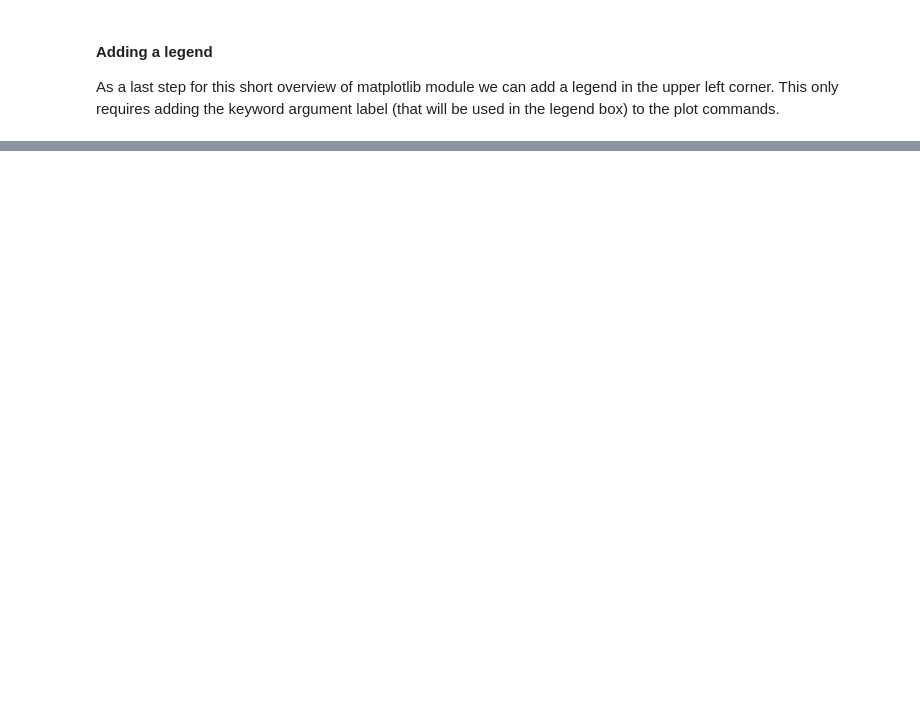
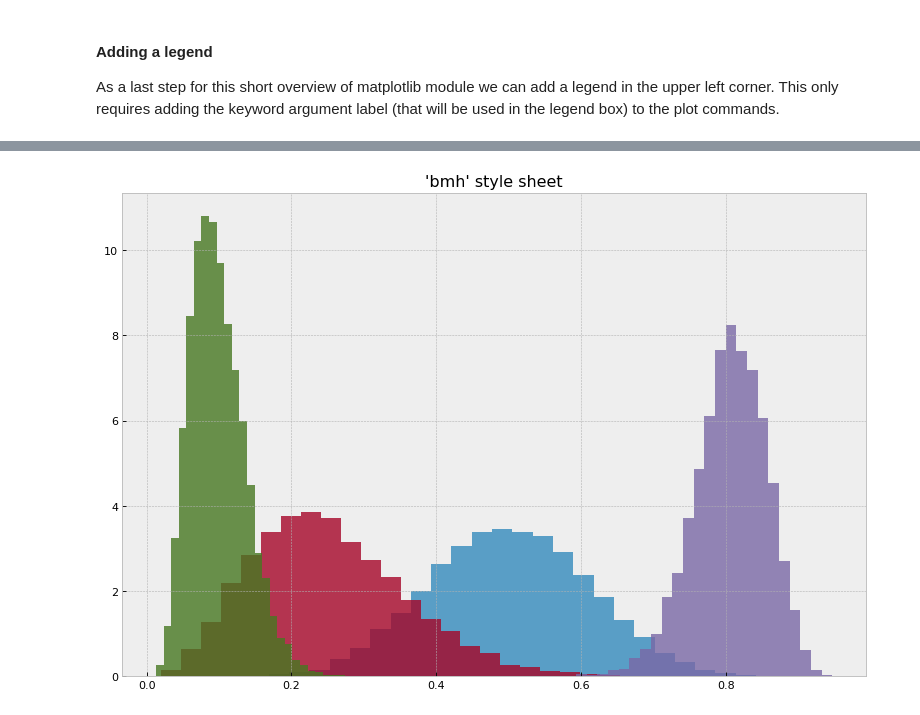
Before and after one commit to angelinka/Fundamentals-of-Data-Analysis, a Jupyter notebook: pyplot.ipynb, the cells around one changed output, grey strips where cells are left out. Cells and saved outputs as stored; diff of their text form; code cells hidden in the pictures; blank space fills up the shorter version.

Commit message:
Added bmh style sheet plot with explanation

```diff
--- a/pyplot.ipynb
+++ b/pyplot.ipynb
@@ -190,0 +192,36 @@ plt.show()
+# %%
+"""
+========================================
+Bayesian Methods for Hackers style sheet
+========================================
+
+This example demonstrates the style used in the Bayesian Methods for Hackers online book.
+
+"""
+#Impoting Beta distribution from numpy.random module (a)
+from numpy.random import beta
+import matplotlib.pyplot as plt
+
+"""Setting style of the plot globally to 'bmh' This style particularly suits scientific graphing
+by showing the precision of the plot."""
+plt.style.use('bmh')
+
+#Defining function plot_beta_hist (b)
+def plot_beta_hist(ax, a, b):
+    ax.hist(beta(a, b, size=10000), histtype="stepfilled",
+            bins=25, alpha=0.8, density=True)
+
+#Plotting several plots on one set of axes. Also modifing the size of the whole plot to make it bigger (c)
+fig, ax = plt.subplots(figsize=(12,8), dpi=80)
+
+plot_beta_hist(ax, 10, 10)
+plot_beta_hist(ax, 4, 12)
+plot_beta_hist(ax, 50, 12)
+plot_beta_hist(ax, 6, 55)
+
+# Giving title to the plot
+ax.set_title("'bmh' style sheet")
+
+plt.show()
+# %% [output]
+[figure, added]
```
Also changed, not shown: parts of 10 cells of this notebook.
